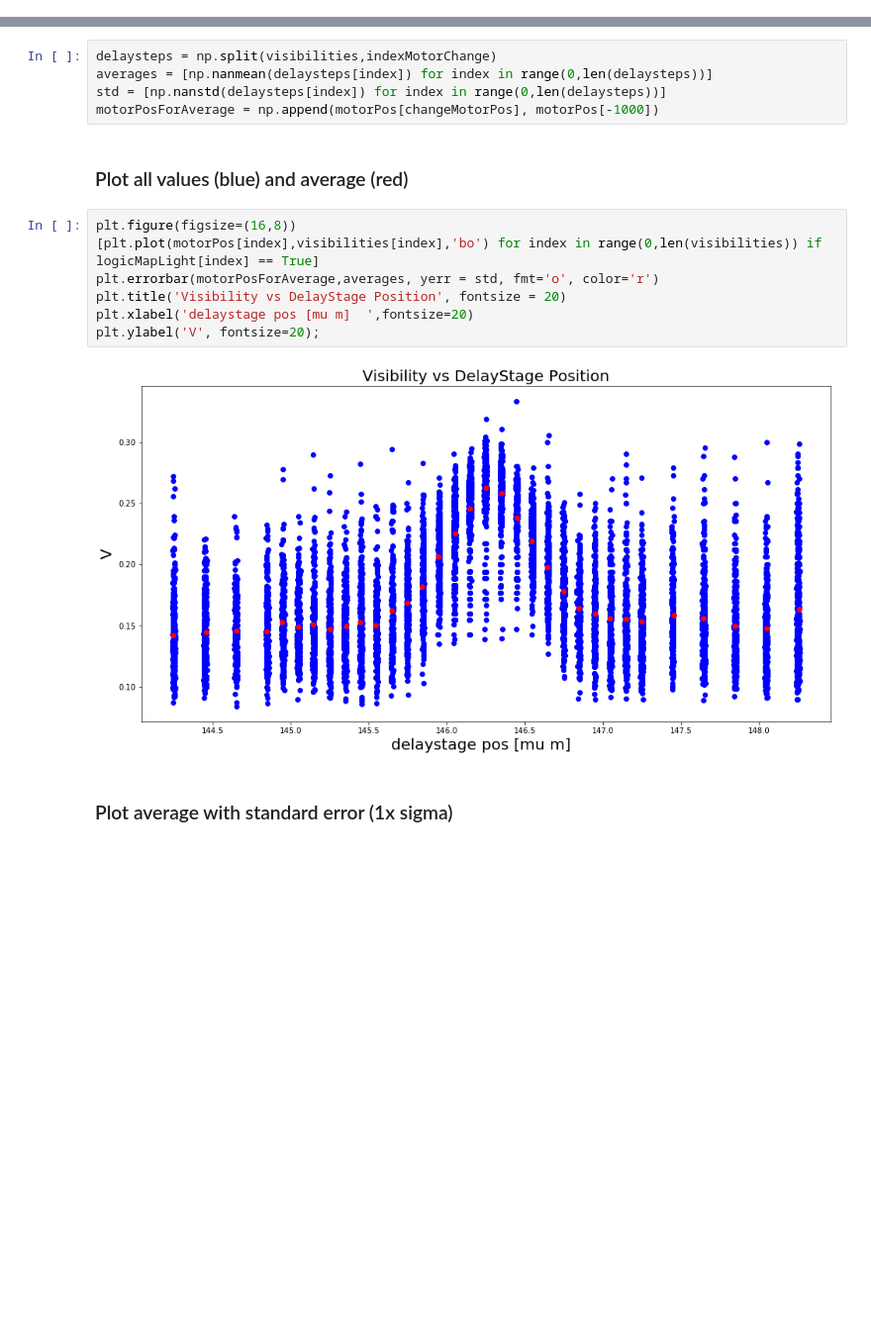
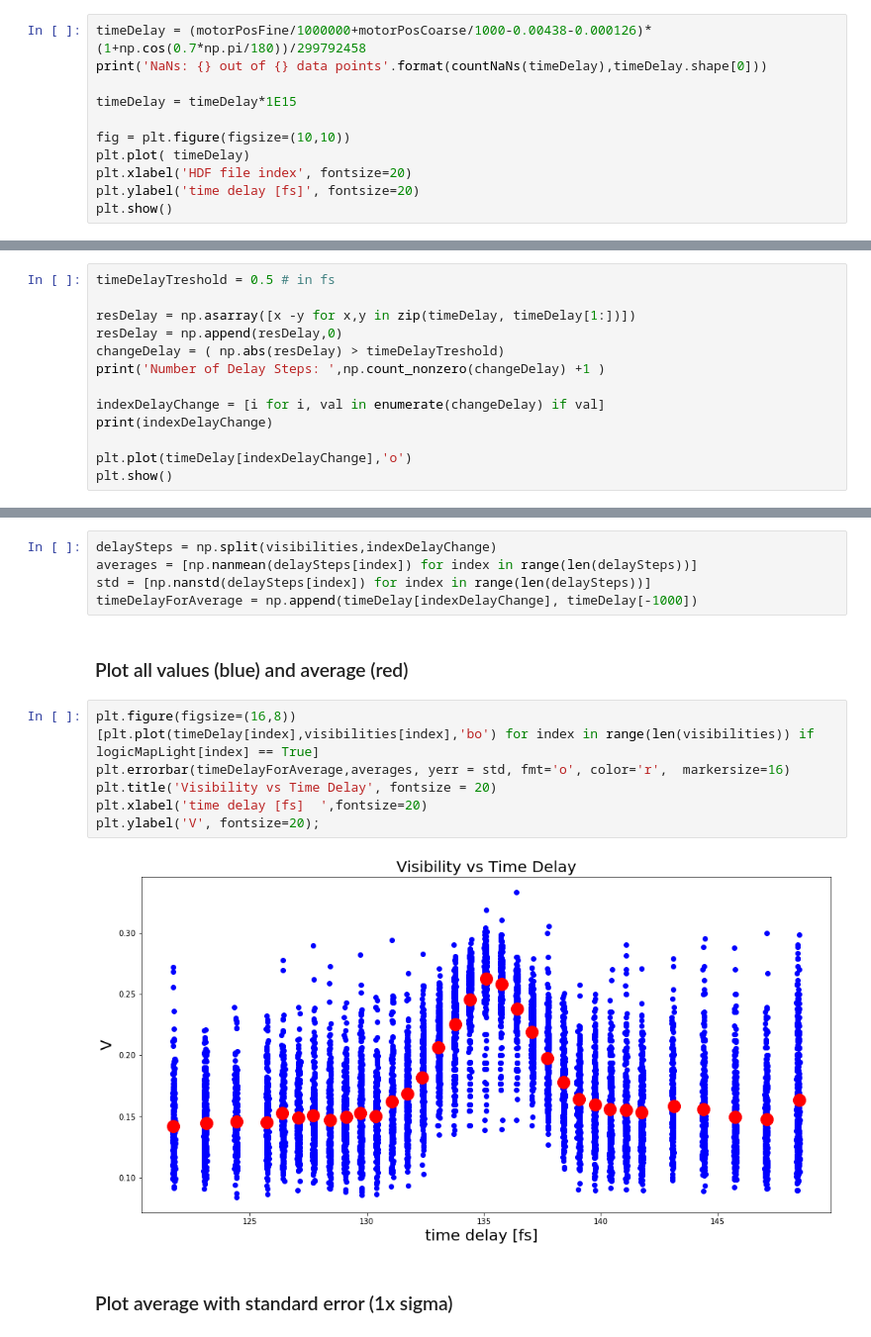
Before and after one commit to chrispassow/DESC-commissioning, a Jupyter notebook: fringes/DESC-fringe-scan.ipynb, the cells around one changed output, grey strips where cells are left out. Shown at 99% size. Saved outputs shown, nothing was run; the diff lists cells and outputs as text; blank space fills up the shorter version.

```diff
--- a/fringes/DESC-fringe-scan.ipynb
+++ b/fringes/DESC-fringe-scan.ipynb
@@ -48,0 +71,11 @@ Number of NaNs: 831
+# %%
+timeDelay = (motorPosFine/1000000+motorPosCoarse/1000-0.00438-0.000126)*(1+np.cos(0.7*np.pi/180))/299792458
+print('NaNs: {} out of {} data points'.format(countNaNs(timeDelay),timeDelay.shape[0]))
+
+timeDelay = timeDelay*1E15
+
+fig = plt.figure(figsize=(10,10))
+plt.plot( timeDelay)
+plt.xlabel('HDF file index', fontsize=20)
+plt.ylabel('time delay [fs]', fontsize=20)
+plt.show()
@@ -48,0 +87,13 @@ Number of NaNs: 831
+# %%
+timeDelayTreshold = 0.5 # in fs
+
+resDelay = np.asarray([x -y for x,y in zip(timeDelay, timeDelay[1:])])
+resDelay = np.append(resDelay,0)
+changeDelay = ( np.abs(resDelay) > timeDelayTreshold)
+print('Number of Delay Steps: ',np.count_nonzero(changeDelay) +1 )
+
+indexDelayChange = [i for i, val in enumerate(changeDelay) if val]
+print(indexDelayChange)
+
+plt.plot(timeDelay[indexDelayChange],'o')
+plt.show()
@@ -201,21 +238,21 @@ logicMapLight = (integral>50000) # also eliminate images with closed shutter
 # %% [markdown]
 ### calculate averages per delay step
 # %%
-delaysteps = np.split(visibilities,indexMotorChange)
-averages = [np.nanmean(delaysteps[index]) for index in range(0,len(delaysteps))]
-std = [np.nanstd(delaysteps[index]) for index in range(0,len(delaysteps))]
-motorPosForAverage = np.append(motorPos[changeMotorPos], motorPos[-1000])
+delaySteps = np.split(visibilities,indexDelayChange)
+averages = [np.nanmean(delaySteps[index]) for index in range(len(delaySteps))]
+std = [np.nanstd(delaySteps[index]) for index in range(len(delaySteps))]
+timeDelayForAverage = np.append(timeDelay[indexDelayChange], timeDelay[-1000])
 # %% [markdown]
 ### Plot all values (blue) and average (red)
 # %%
 plt.figure(figsize=(16,8))
-[plt.plot(motorPos[index],visibilities[index],'bo') for index in range(0,len(visibilities)) if logicMapLight[index] == True]
-plt.errorbar(motorPosForAverage,averages, yerr = std, fmt='o', color='r')
-plt.title('Visibility vs DelayStage Position', fontsize = 20)
-plt.xlabel('delaystage pos [mu m]  ',fontsize=20)
+[plt.plot(timeDelay[index],visibilities[index],'bo') for index in range(len(visibilities)) if logicMapLight[index] == True]
+plt.errorbar(timeDelayForAverage,averages, yerr = std, fmt='o', color='r',  markersize=16)
+plt.title('Visibility vs Time Delay', fontsize = 20)
+plt.xlabel('time delay [fs]  ',fontsize=20)
 plt.ylabel('V', fontsize=20);
 # %% [output]
-[figure, old version]
+[figure, new version]
 # %% [markdown]
 ### Plot average with standard error (1x sigma)
 # %%
```
Also changed, not shown: parts of 47 cells of this notebook, 3 other files.
